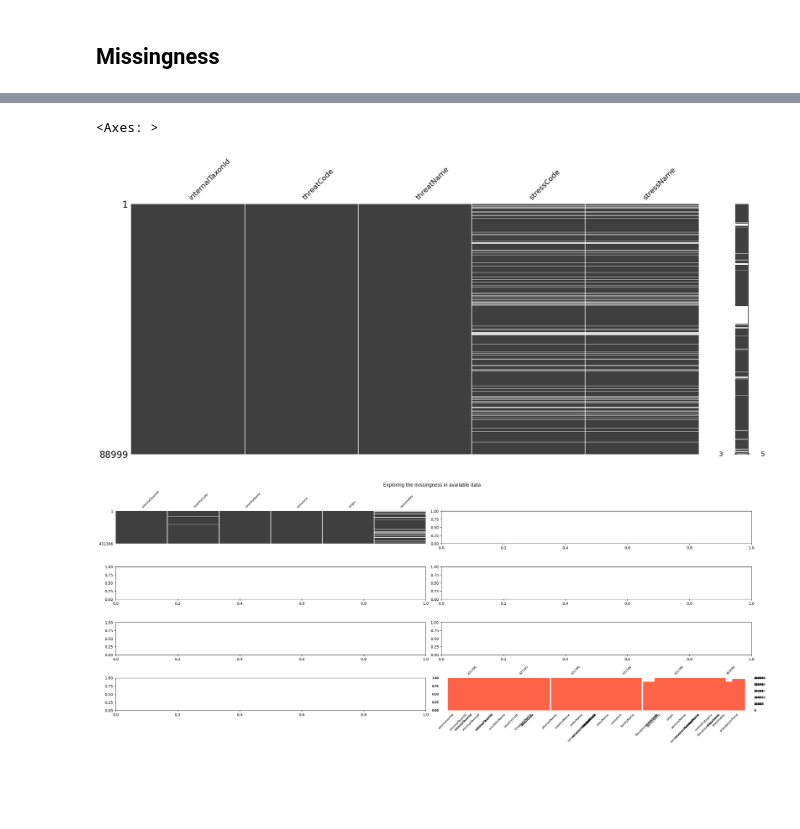
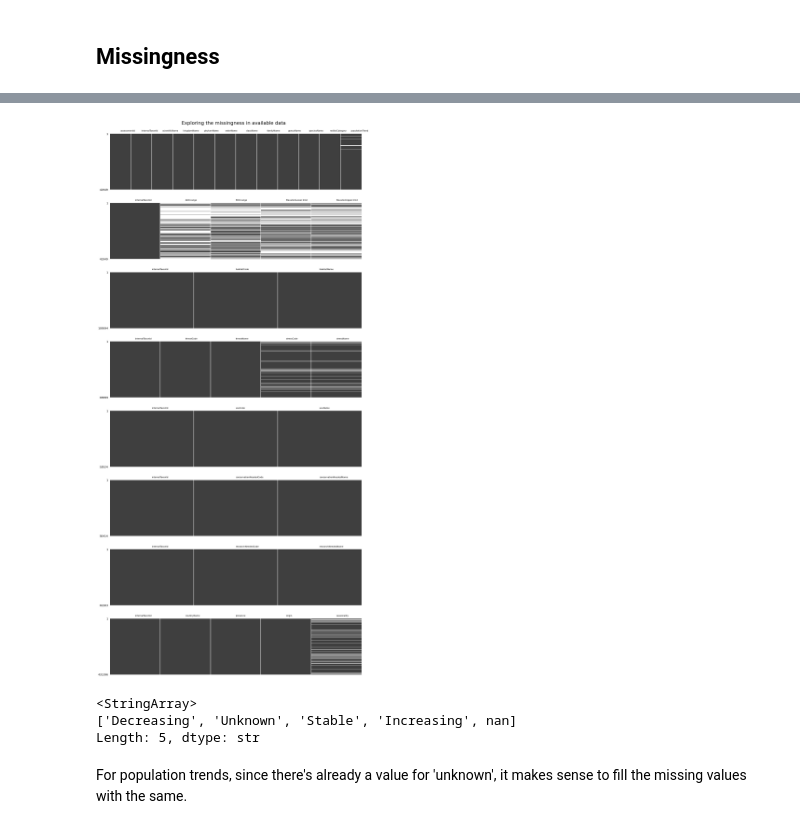
Before and after one commit to AzadiGathui/data_deficient_iucn_species, a Jupyter notebook: notebooks/01_data_wrangling.ipynb, the cells around one changed output, grey strips where cells are left out. Cells and saved outputs as stored; diff of their text form; code cells hidden in the pictures; blank space fills up the shorter version.

```diff
--- a/notebooks/01_data_wrangling.ipynb
+++ b/notebooks/01_data_wrangling.ipynb
@@ -82,7 +82,7 @@ See: https://matplotlib.org/stable/tutorials/intermediate/legend_guide.html#impl
 # %%
 # create the main df to which all others will be joined
 
-simple_summary = pd.read_csv(r"./data/raw/iucn/simple_summary.csv", encoding='utf-8')
+simple_summary = pd.read_csv(r"../data/raw/iucn/simple_summary.csv", encoding='utf-8')
 
 full_df = simple_summary.drop(columns=["infraType","infraName","infraAuthority","authority","criteriaVersion","scopes",'redlistCriteria'])
 
@@ -99,14 +111,4 @@ full_df.head()
 # %%
-# read all other relevant files
-
-all_other_fields = pd.read_csv(r"./data/raw/iucn/all_other_fields.csv", encoding='utf-8')
-habitats = pd.read_csv(r"./data/raw/iucn/habitats.csv", encoding='utf-8')
-threats = pd.read_csv(r"./data/raw/iucn/threats.csv", encoding='utf-8')
-usetrade = pd.read_csv(r"./data/raw/iucn/usetrade.csv", encoding='utf-8')
-conservation_needed = pd.read_csv(r"./data/raw/iucn/conservation_needed.csv", encoding='utf-8')
-research_needed = pd.read_csv(r"./data/raw/iucn/research_needed.csv", encoding='utf-8')
-countries = pd.read_csv(r"./data/raw/iucn/countries.csv", encoding='utf-8')
-
 # select the columns from each additional csv and rename it for merging
 
 range = all_other_fields[['internalTaxonId', 'AOO.range', 'EOO.range', 'ElevationLower.limit', 'ElevationUpper.limit']]
@@ -121,7 +123,7 @@ conservation_needed = conservation_needed[['internalTaxonId', 'code', 'name']].r
 
 research_needed = research_needed[['internalTaxonId', 'code', 'name']].rename(columns={'code':'researchNeededCode','name':'researchNeededName'})
 
-countries = countries[['internalTaxonId', 'code', 'name', 'presence', 'origin', 'seasonality']].rename(columns={'code':'countryCode', 'name':'countryName'})
+countries = countries[['internalTaxonId', 'name', 'presence', 'origin', 'seasonality']].rename(columns={'name':'countryName'})
 # %%
 # save filtered tables to csv
 
@@ -167,5 +145,0 @@ mn.matrix(habitats)
-# %%
-mn.matrix(threats)
-# %% [output]
-<Axes: >
-[figure, removed]
@@ -172,15 +148,34 @@ mn.matrix(threats)
 # %%
-all_tables = [full_df, range, habitats, threats, usetrade, conservation_needed, research_needed, countries]
+missing_pct = df.isnull().mean() * 100
+missing_cols = missing_pct[missing_pct > 0]
+n_missing_cols = len(missing_cols)
 
-fig, axes = plt.subplots(4, 2, figsize=(10,20))
-axes = axes.flatten()
+tables = {
+'Taxa and Populations': full_df,
+'Species Range': range,
+'Species Habitats': habitats,
+'Threats': threats,
+'Uses': usetrade,
+'Conservation': conservation_needed,
+'Research': research_needed,
+'Country Occurence': countries,
+}
+
+fig, axs = plt.subplots(len(all_tables), figsize=(15,30))
 
 for i, table in enumerate(all_tables):
-    matrix_df = mn.matrix(table, ax=axes[0], sparkline=False, fontsize=8)
-    bar_df = mn.bar(table, color='tomato', fontsize=8)
+    mn.matrix(table, ax=axs[i], sparkline=False, fontsize=8, label_rotation=0)
+    #axs[i].set_title(f"{tables.items}\n"
+    #                 f"{n_missing_cols} column(s) with missing values", pad=12)
 
-plt.suptitle('Exploring the missingness in available data', fontsize=12)
-plt.tight_layout()
+plt.suptitle('Exploring the missingness in available data', fontsize=18)
+plt.tight_layout(pad=3)
 plt.show()
 # %% [output]
-[figure, old version]
+[figure, new version]
+# %%
+full_df['populationTrend'].unique()
+# %% [output]
+<StringArray>
+['Decreasing', 'Unknown', 'Stable', 'Increasing', nan]
+Length: 5, dtype: str
@@ -186,0 +185,2 @@ plt.show()
+# %% [markdown]
+For population trends, since there's already a value for 'unknown', it makes sense to fill the missing values with the same.
```
Also changed, not shown: parts of 10 cells of this notebook, 5 other files.
